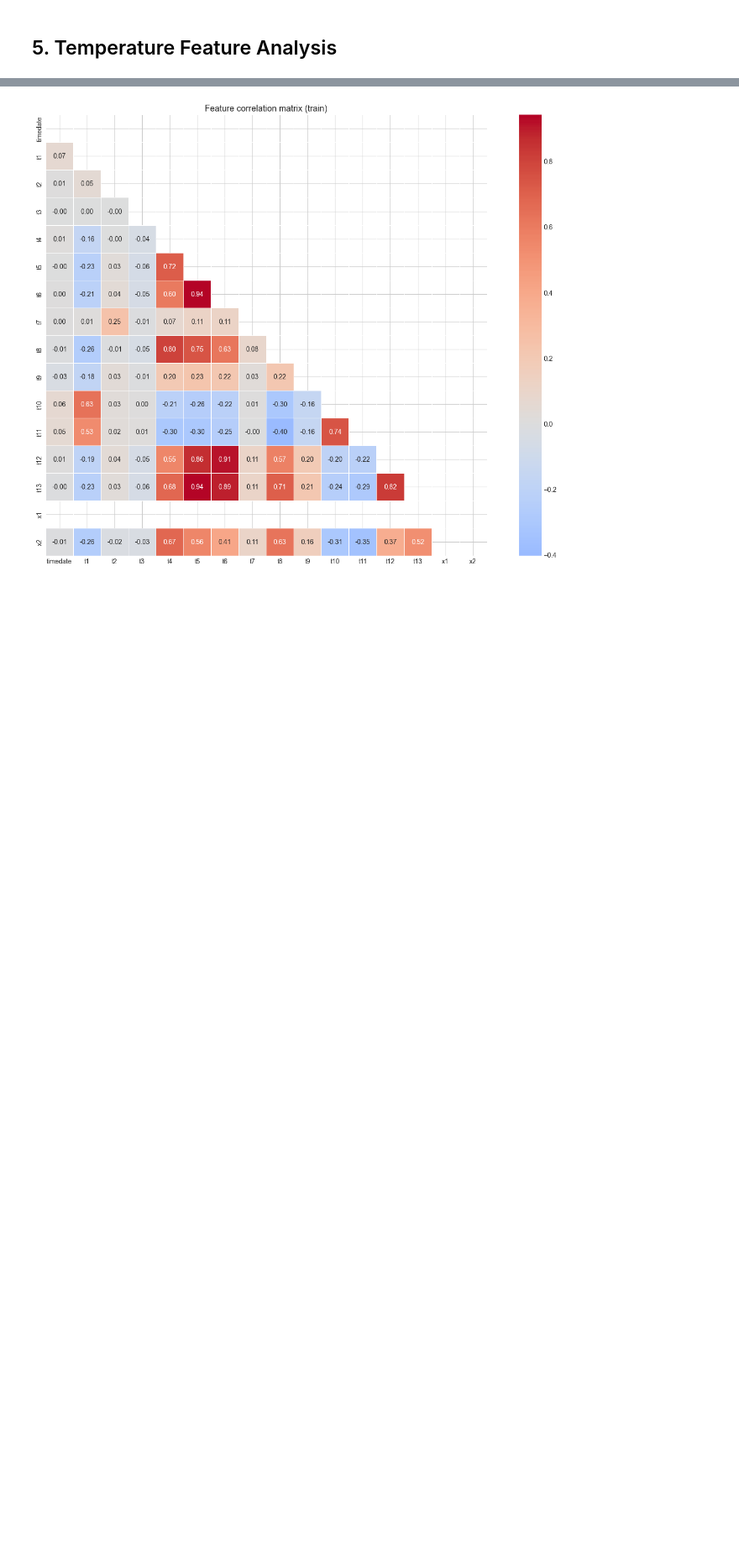
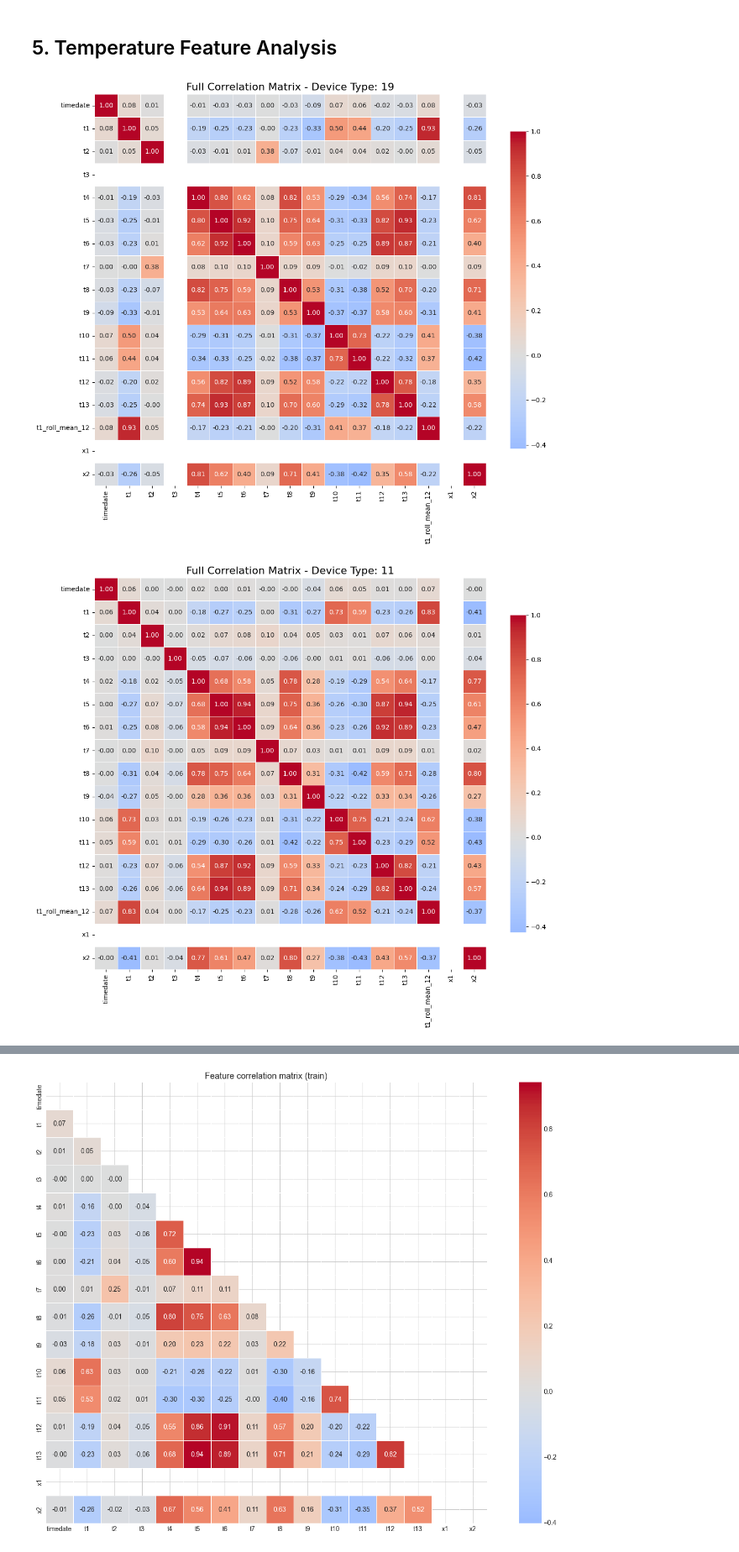
Before and after one commit to RageAgainstTheMachineLearning2026/Task3, a Jupyter notebook: eda_executed.ipynb, the cells around one changed output, grey strips where cells are left out. Shown at 84% size. Drawn from its saved outputs; the diff is of its cells as text; code cells hidden in the pictures; blank space fills up the shorter version.

```diff
--- a/eda_executed.ipynb
+++ b/eda_executed.ipynb
@@ -392,3 +392,48 @@ except ImportError:
 [figure]
 # %% [markdown]
 ## 5. Temperature Feature Analysis
+# %%
+import matplotlib.pyplot as plt
+import seaborn as sns
+import numpy as np
+
+# 1. Identify relevant columns (t-sensors, x1, and x2)
+t_cols = [c for c in train.columns if c.startswith("t")] + ["x1", "x2"]
+# Ensure we only use numeric columns present in the data
+t_cols = [c for c in t_cols if c in train.columns and train[c].dtype not in ["object", "category"]]
+
+# 2. Get unique device types (picking the first 3 available)
+unique_types = train['deviceType'].unique()[:3]
+
+# 3. Generate a plot for each device type
+for d_type in unique_types:
+    # Filter data for the specific device type
+    type_data = train[train['deviceType'] == d_type][t_cols]
+
+    if type_data.empty:
+        continue
+
+    # Calculate the full correlation matrix
+    corr = type_data.corr()
+
+    # Create the figure
+    plt.figure(figsize=(12, 10))
+
+    # Plot the full matrix (removed the mask for "full matrix" requirement)
+    sns.heatmap(
+        corr,
+        cmap="coolwarm",
+        center=0,
+        annot=True,
+        fmt=".2f",
+        linewidths=0.5,
+        square=True,
+        cbar_kws={"shrink": .8}
+    )
+
+    plt.title(f"Full Correlation Matrix - Device Type: {d_type}", fontsize=16)
+    plt.tight_layout()
+    plt.show()
+# %% [output]
+[figure, added]
+[figure, added]
```
Also changed, not shown: parts of 2 cells of this notebook, 5 other files.
